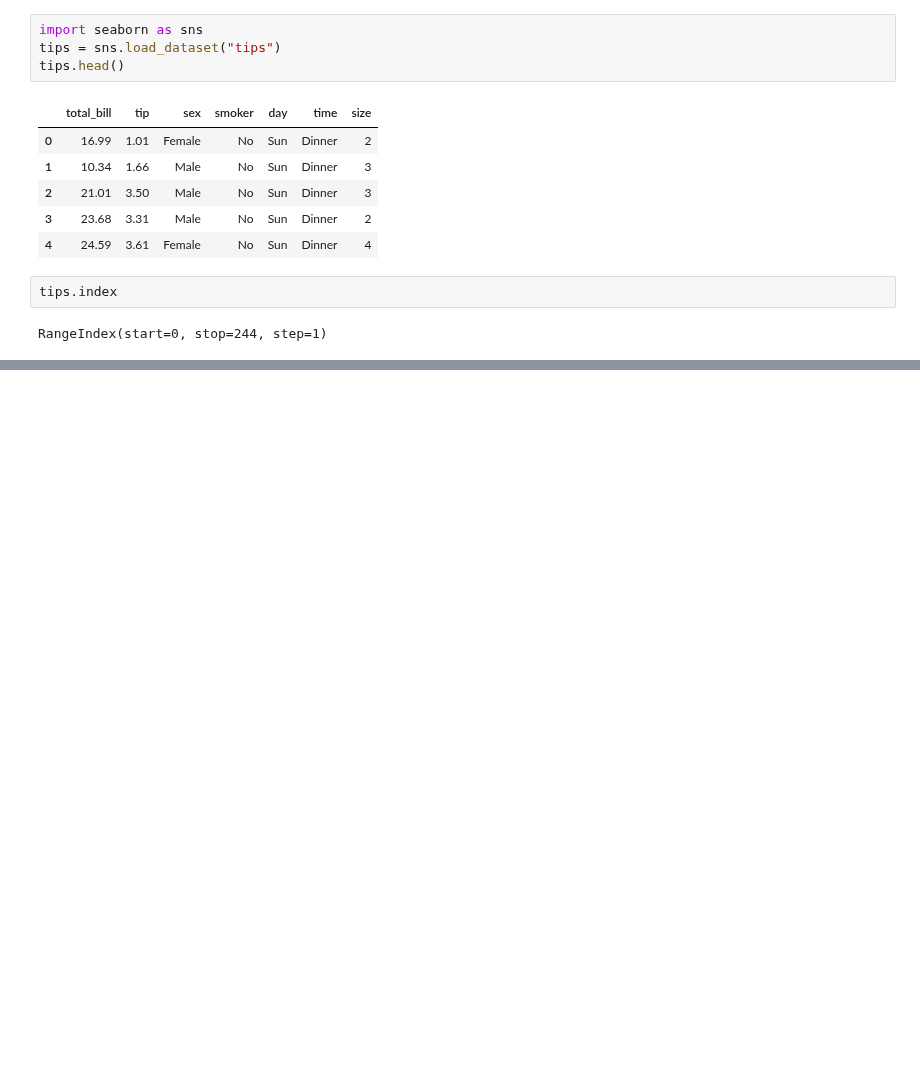
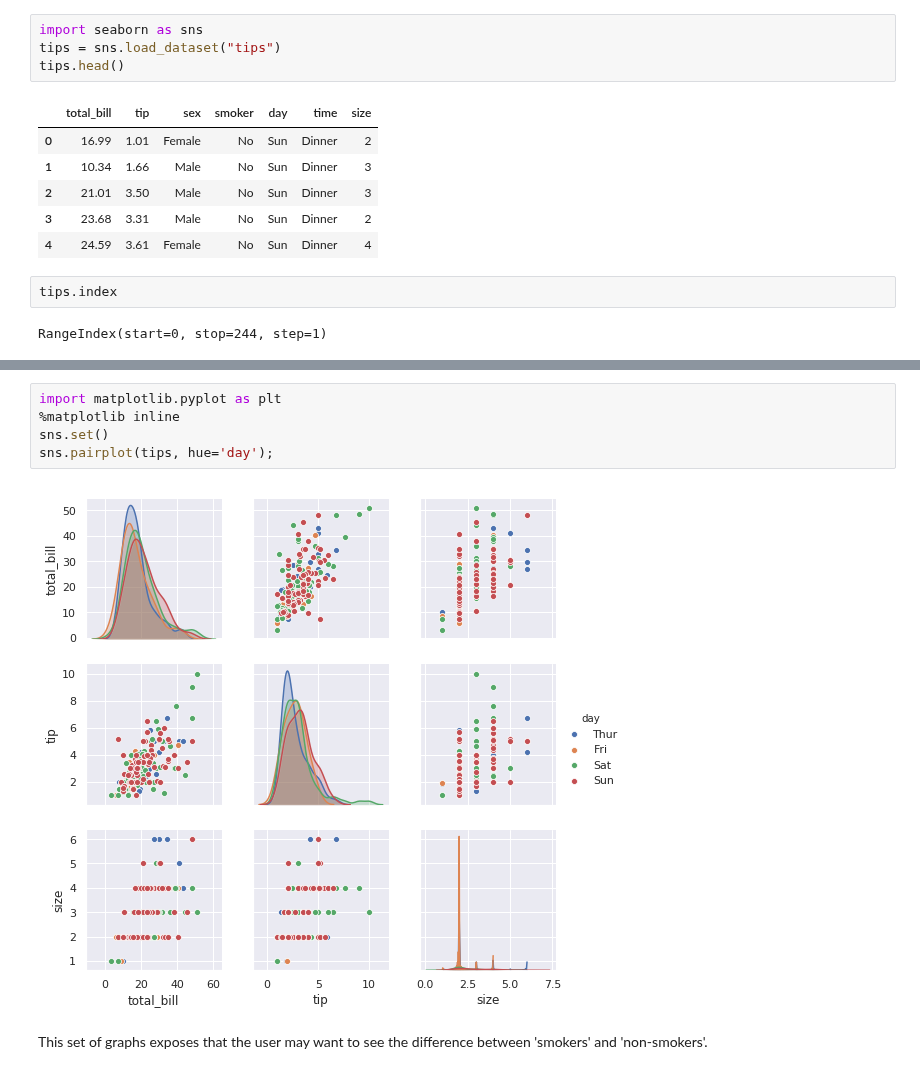
Before and after one commit to chawlaKat/Notebook-Noodlings, a Jupyter notebook: Pandas_and_corgis.ipynb, the cells around one changed output, grey strips where cells are left out. Drawn from its saved outputs; the diff is of its cells as text; blank space fills up the shorter version.

```diff
--- a/Pandas_and_corgis.ipynb
+++ b/Pandas_and_corgis.ipynb
@@ -567,0 +577,9 @@ RangeIndex(start=0, stop=244, step=1)
+# %%
+import matplotlib.pyplot as plt
+%matplotlib inline
+sns.set()
+sns.pairplot(tips, hue='day');
+# %% [output]
+[figure, added]
+# %% [markdown]
+This set of graphs exposes that the user may want to see the difference between 'smokers' and 'non-smokers'.
```
Also changed, not shown: parts of 22 cells of this notebook.
